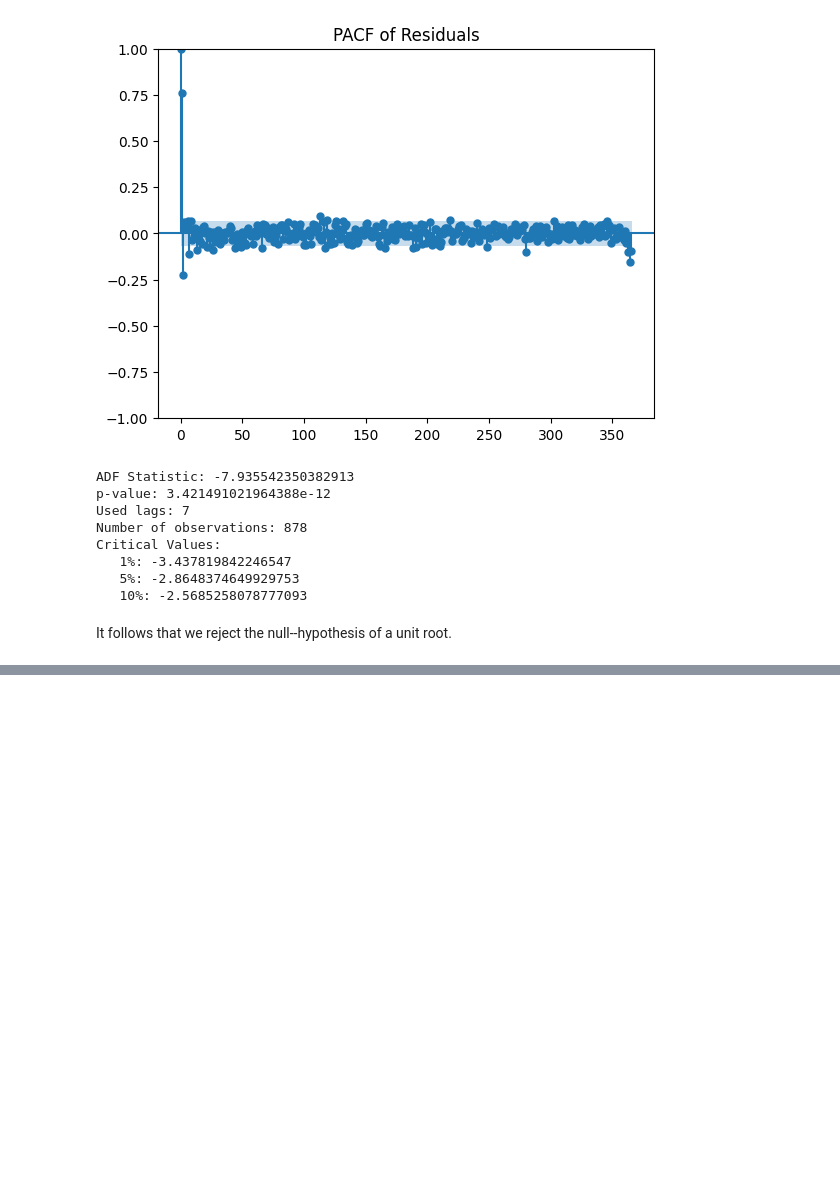
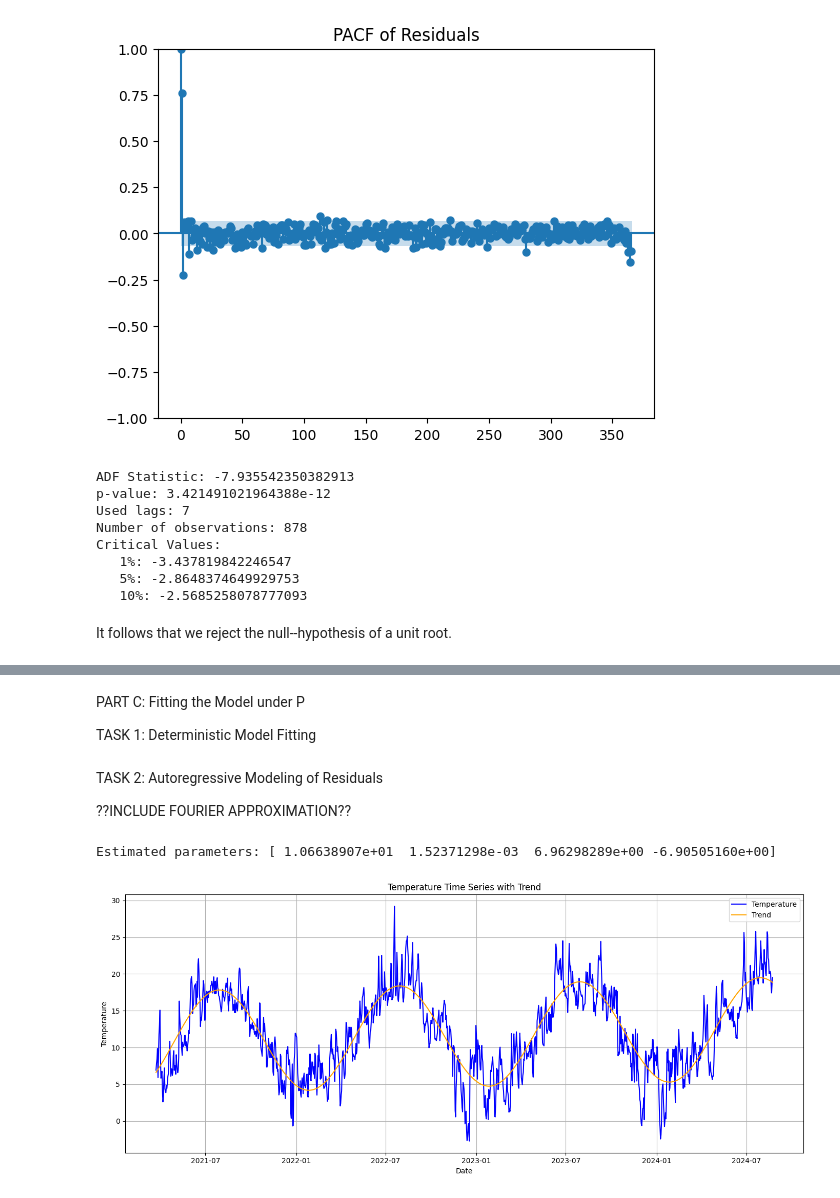
Before and after one commit to HetteWempe/comp_fin, a Jupyter notebook: ass2sc.ipynb, the cells around one changed output, grey strips where cells are left out. Drawn from its saved outputs; the diff is of its cells as text; code cells hidden in the pictures; blank space fills up the shorter version.

```diff
--- a/ass2sc.ipynb
+++ b/ass2sc.ipynb
@@ -206,0 +210,46 @@ It follows that we reject the null--hypothesis of a unit root.
+# %% [markdown]
+PART C: Fitting the Model under P
+
+TASK 1: Deterministic Model Fitting
+# %% [markdown]
+TASK 2: Autoregressive Modeling of Residuals
+
+??INCLUDE FOURIER APPROXIMATION??
+# %%
+from scipy.optimize import curve_fit
+
+# Define the deterministic model function
+def model_fit(x, a, b, alpha, theta):
+    omega = 2 * np.pi / 365.25
+    return a + b * x + alpha * np.sin(omega * x + theta)
+
+# Convert dates to ordinal numbers and fit model
+first_ord = daily_dataframe.index[0].toordinal()
+xdata = np.array([date.toordinal() - first_ord for date in daily_dataframe.index])
+ydata = daily_dataframe['temperature_2m_mean']
+
+# Fit the model
+params_all, cov = curve_fit(model_fit, xdata, ydata, method='lm')
+
+# Store results
+daily_dataframe['model'] = model_fit(xdata, *params_all)
+daily_dataframe['residuals'] = daily_dataframe['temperature_2m_mean'] - daily_dataframe['model']
+
+print("Estimated parameters:", params_all)
+# %% [output]
+Estimated parameters: [ 1.06638907e+01  1.52371298e-03  6.96298289e+00 -6.90505160e+00]
+# %%
+# Plot
+plt.figure(figsize=(14, 6))
+plt.plot(daily_dataframe.index, daily_dataframe['temperature_2m_mean'], label='Temperature', color='blue')
+plt.plot(daily_dataframe.index, daily_dataframe['model'], label='Trend', color='orange')
+
+plt.xlabel('Date')
+plt.ylabel('Temperature')
+plt.title('Temperature Time Series with Trend')
+plt.legend()
+plt.grid(True)
+plt.tight_layout()
+plt.show()
+# %% [output]
+[figure, added]
```
Also changed, not shown: parts of 8 cells of this notebook.
